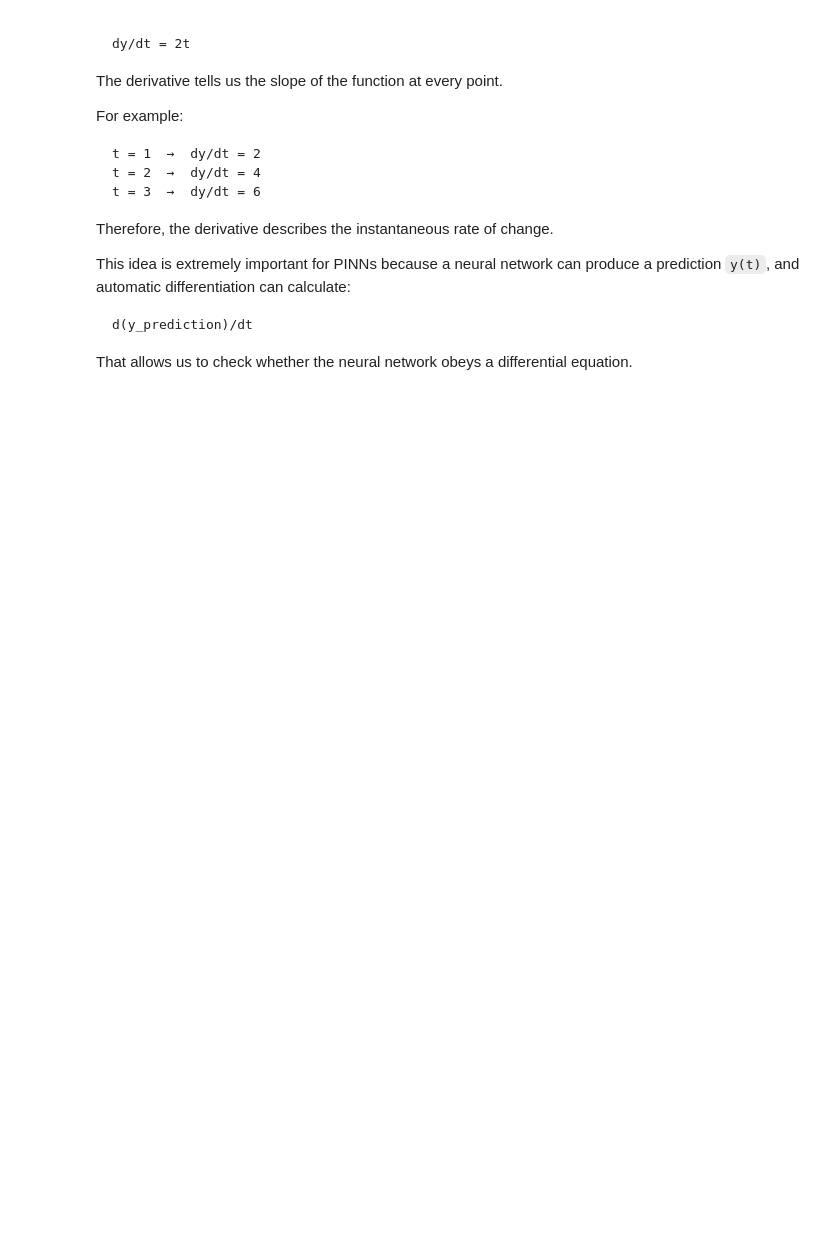
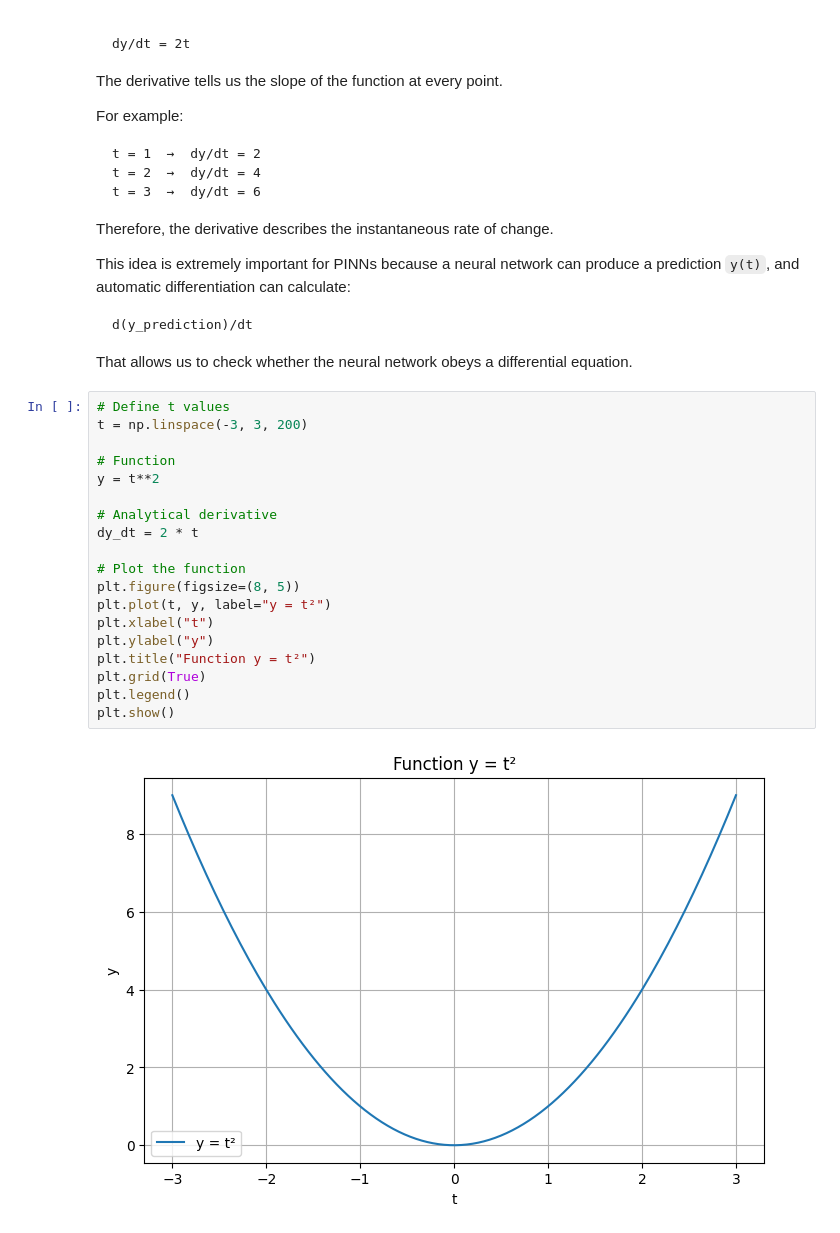
Before and after one commit to AnirbansarkarS/PINN-Research-notebooks, a Jupyter notebook: ODE Foundations with Python.ipynb, the cells around one changed output. Drawn from its saved outputs; the diff is of its cells as text; blank space fills up the shorter version.

Commit message:
Implement code changes to enhance functionality and improve performance

```diff
--- a/ODE Foundations with Python.ipynb
+++ b/ODE Foundations with Python.ipynb
@@ -101,3 +101,24 @@ a prediction `y(t)`, and automatic differentiation can calculate:
     d(y_prediction)/dt
 
 That allows us to check whether the neural network obeys a differential equation.
+# %%
+# Define t values
+t = np.linspace(-3, 3, 200)
+
+# Function
+y = t**2
+
+# Analytical derivative
+dy_dt = 2 * t
+
+# Plot the function
+plt.figure(figsize=(8, 5))
+plt.plot(t, y, label="y = t²")
+plt.xlabel("t")
+plt.ylabel("y")
+plt.title("Function y = t²")
+plt.grid(True)
+plt.legend()
+plt.show()
+# %% [output]
+[figure, added]
```
Also changed, not shown: parts of 2 cells of this notebook.
